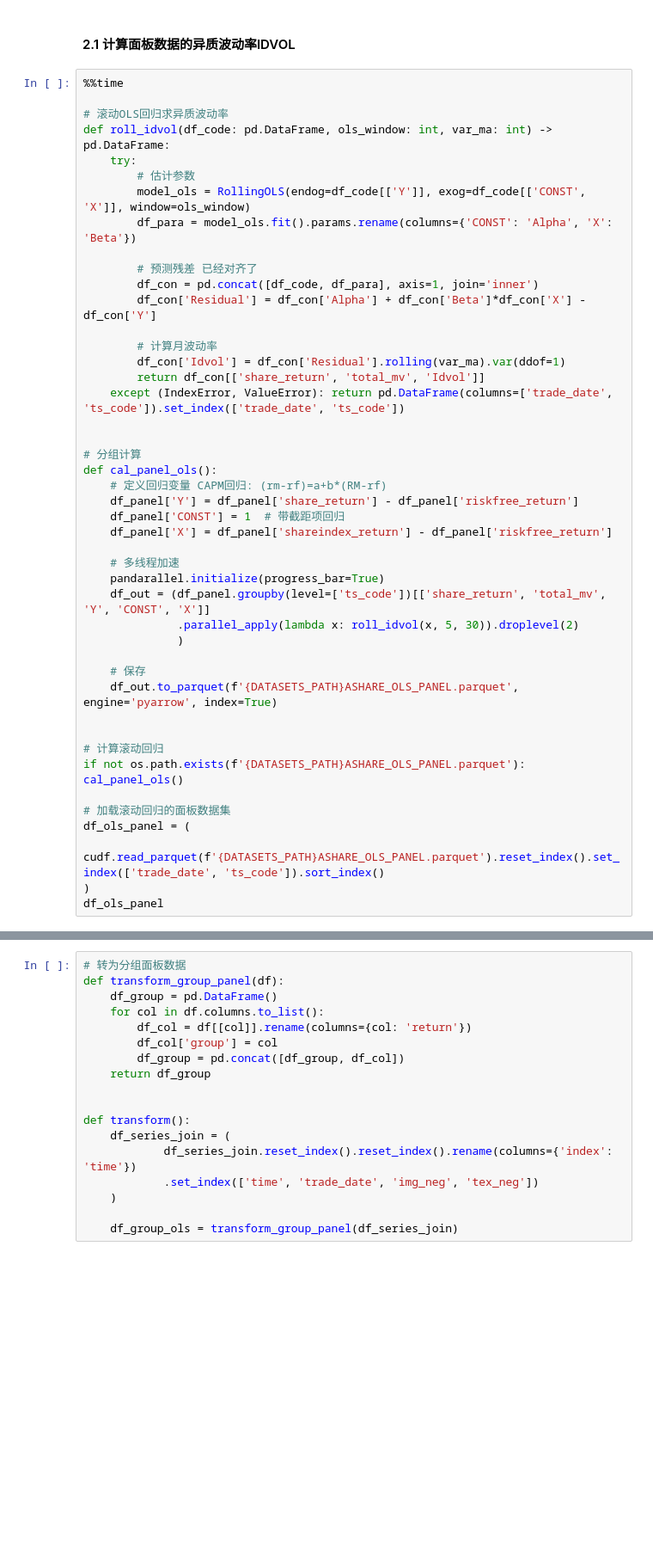
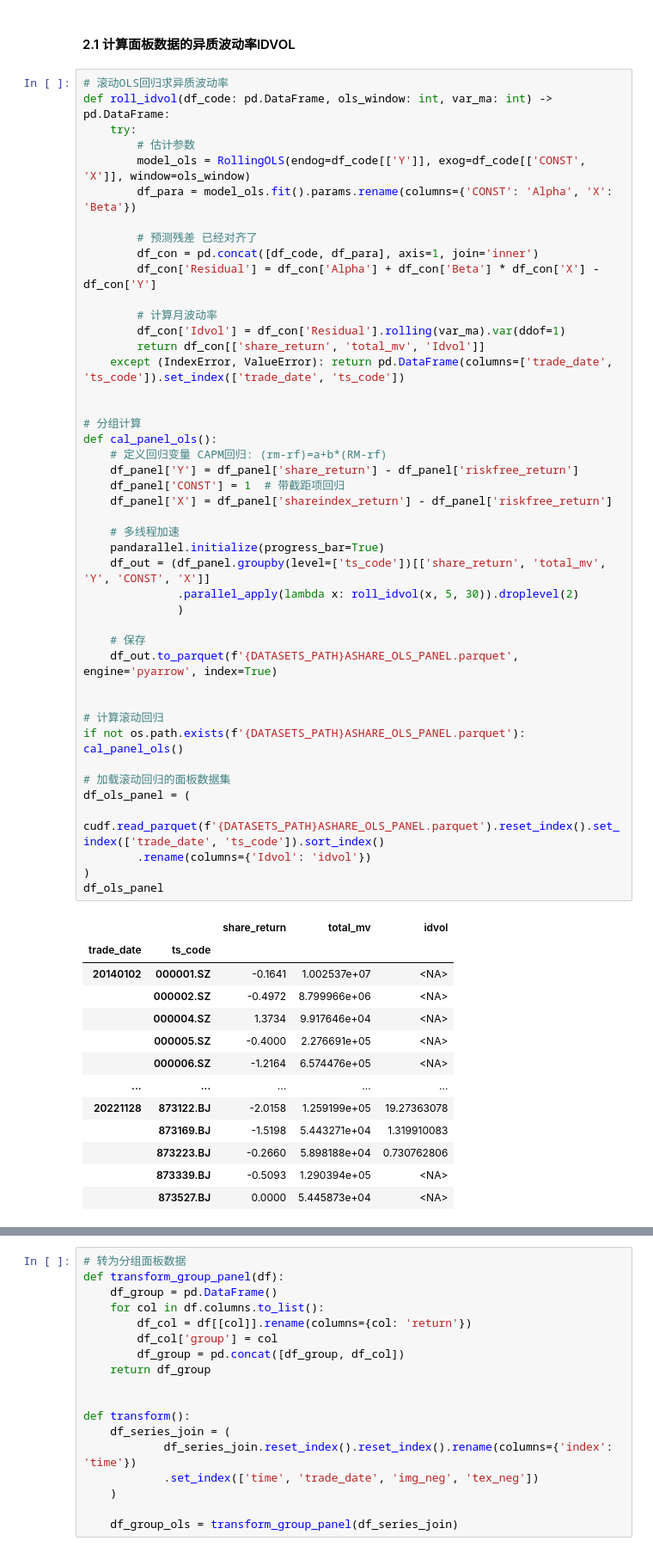
Before and after one commit to Colin-Bao/Investor-Sentiment, a Jupyter notebook: analyzer/analyzer.ipynb, the cells around one changed output, grey strips where cells are left out. Shown: that part at 86% size. Saved outputs shown, nothing was run; the diff lists cells and outputs as text; blank space fills up the shorter version.

```diff
--- a/analyzer/analyzer.ipynb
+++ b/analyzer/analyzer.ipynb
@@ -150,8 +141,6 @@ Wall time: 4.61 s
 # %% [markdown]
 #### 2.1 计算面板数据的异质波动率IDVOL
 # %%
-%%time
-
 # 滚动OLS回归求异质波动率
 def roll_idvol(df_code: pd.DataFrame, ols_window: int, var_ma: int) -> pd.DataFrame:
     try:
@@ -161,37 +150,51 @@ def roll_idvol(df_code: pd.DataFrame, ols_window: int, var_ma: int) -> pd.DataFr
 
         # 预测残差 已经对齐了
         df_con = pd.concat([df_code, df_para], axis=1, join='inner')
-        df_con['Residual'] = df_con['Alpha'] + df_con['Beta']*df_con['X'] - df_con['Y']
+        df_con['Residual'] = df_con['Alpha'] + df_con['Beta'] * df_con['X'] - df_con['Y']
 
         # 计算月波动率
         df_con['Idvol'] = df_con['Residual'].rolling(var_ma).var(ddof=1)
         return df_con[['share_return', 'total_mv', 'Idvol']]
     except (IndexError, ValueError): return pd.DataFrame(columns=['trade_date', 'ts_code']).set_index(['trade_date', 'ts_code'])
 
 
 # 分组计算
 def cal_panel_ols():
     # 定义回归变量 CAPM回归: (rm-rf)=a+b*(RM-rf)
     df_panel['Y'] = df_panel['share_return'] - df_panel['riskfree_return']
     df_panel['CONST'] = 1  # 带截距项回归
     df_panel['X'] = df_panel['shareindex_return'] - df_panel['riskfree_return']
 
     # 多线程加速
     pandarallel.initialize(progress_bar=True)
     df_out = (df_panel.groupby(level=['ts_code'])[['share_return', 'total_mv', 'Y', 'CONST', 'X']]
               .parallel_apply(lambda x: roll_idvol(x, 5, 30)).droplevel(2)
               )
 
     # 保存
     df_out.to_parquet(f'{DATASETS_PATH}ASHARE_OLS_PANEL.parquet', engine='pyarrow', index=True)
 
 
 # 计算滚动回归
 if not os.path.exists(f'{DATASETS_PATH}ASHARE_OLS_PANEL.parquet'): cal_panel_ols()
 
 # 加载滚动回归的面板数据集
 df_ols_panel = (
         cudf.read_parquet(f'{DATASETS_PATH}ASHARE_OLS_PANEL.parquet').reset_index().set_index(['trade_date', 'ts_code']).sort_index()
+        .rename(columns={'Idvol': 'idvol'})
 )
 df_ols_panel
 # %% [output]
+|  |  | share_return | total_mv | idvol |
+| trade_date | ts_code |  |  |  |
+| 20140102 | 000001.SZ | -0.1641 | 1.002537e+07 | <NA> |
+|  | 000002.SZ | -0.4972 | 8.799966e+06 | <NA> |
+|  | 000004.SZ | 1.3734 | 9.917646e+04 | <NA> |
+|  | 000005.SZ | -0.4000 | 2.276691e+05 | <NA> |
+|  | 000006.SZ | -1.2164 | 6.574476e+05 | <NA> |
+| ... | ... | ... | ... | ... |
+| 20221128 | 873122.BJ | -2.0158 | 1.259199e+05 | 19.27363078 |
+|  | 873169.BJ | -1.5198 | 5.443271e+04 | 1.319910083 |
+|  | 873223.BJ | -0.2660 | 5.898188e+04 | 0.730762806 |
+|  | 873339.BJ | -0.5093 | 1.290394e+05 | <NA> |
+|  | 873527.BJ | 0.0000 | 5.445873e+04 | <NA> |
```
Also changed, not shown: parts of 8 cells of this notebook.
